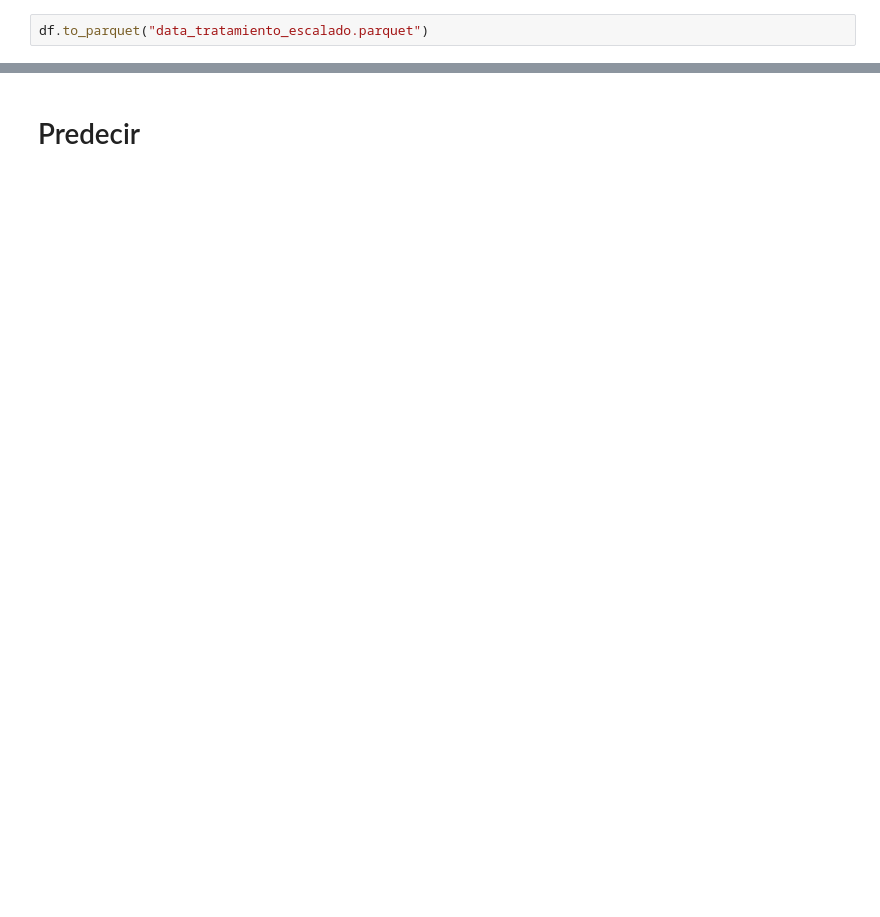
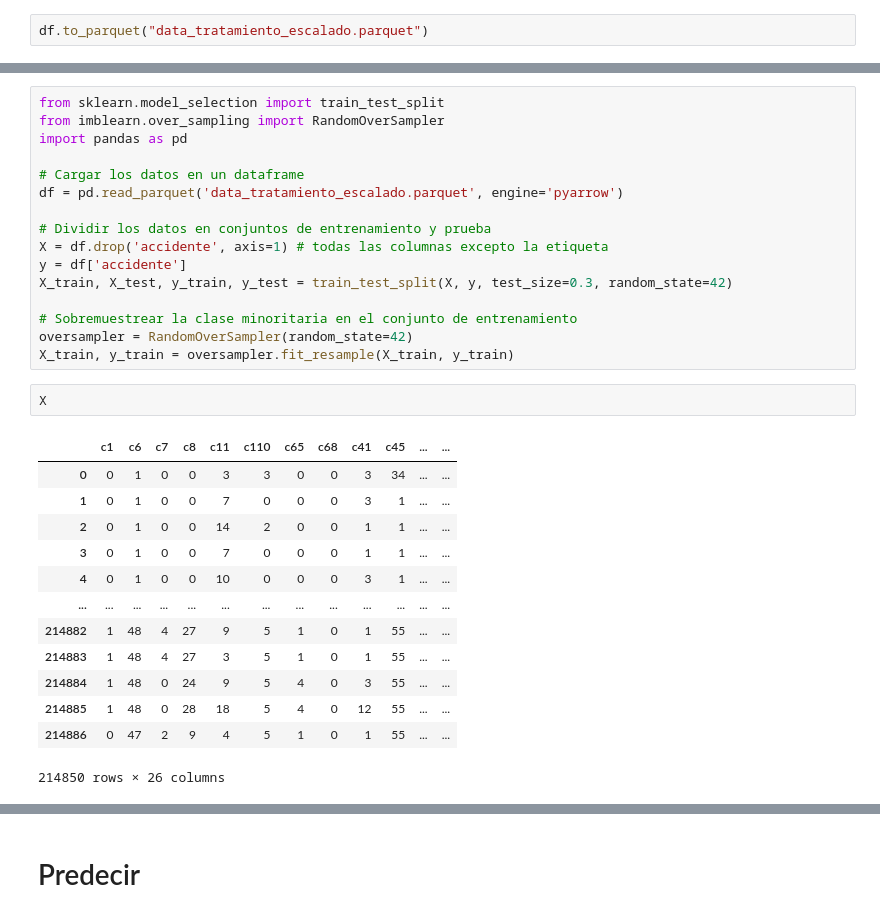
Before and after one commit to Vic-silo/TFM-EIP, a Jupyter notebook: ML-Models/PHA_tratamiento.ipynb, the cells around one changed output, grey strips where cells are left out. Drawn from its saved outputs; the diff is of its cells as text; blank space fills up the shorter version.

```diff
--- a/ML-Models/PHA_tratamiento.ipynb
+++ b/ML-Models/PHA_tratamiento.ipynb
@@ -482,0 +867,32 @@ print(repeated_values_df)
+# %%
+from sklearn.model_selection import train_test_split
+from imblearn.over_sampling import RandomOverSampler
+import pandas as pd
+
+# Cargar los datos en un dataframe
+df = pd.read_parquet('data_tratamiento_escalado.parquet', engine='pyarrow')
+
+# Dividir los datos en conjuntos de entrenamiento y prueba
+X = df.drop('accidente', axis=1) # todas las columnas excepto la etiqueta
+y = df['accidente']
+X_train, X_test, y_train, y_test = train_test_split(X, y, test_size=0.3, random_state=42)
+
+# Sobremuestrear la clase minoritaria en el conjunto de entrenamiento
+oversampler = RandomOverSampler(random_state=42)
+X_train, y_train = oversampler.fit_resample(X_train, y_train)
+# %%
+X
+# %% [output]
+|  | c1 | c6 | c7 | c8 | c11 | c110 | c65 | c68 | c41 | c45 | ... | ... |
+| 0 | 0 | 1 | 0 | 0 | 3 | 3 | 0 | 0 | 3 | 34 | ... | ... |
+| 1 | 0 | 1 | 0 | 0 | 7 | 0 | 0 | 0 | 3 | 1 | ... | ... |
+| 2 | 0 | 1 | 0 | 0 | 14 | 2 | 0 | 0 | 1 | 1 | ... | ... |
+| 3 | 0 | 1 | 0 | 0 | 7 | 0 | 0 | 0 | 1 | 1 | ... | ... |
+| 4 | 0 | 1 | 0 | 0 | 10 | 0 | 0 | 0 | 3 | 1 | ... | ... |
+| ... | ... | ... | ... | ... | ... | ... | ... | ... | ... | ... | ... | ... |
+| 214882 | 1 | 48 | 4 | 27 | 9 | 5 | 1 | 0 | 1 | 55 | ... | ... |
+| 214883 | 1 | 48 | 4 | 27 | 3 | 5 | 1 | 0 | 1 | 55 | ... | ... |
+| 214884 | 1 | 48 | 0 | 24 | 9 | 5 | 4 | 0 | 3 | 55 | ... | ... |
+| 214885 | 1 | 48 | 0 | 28 | 18 | 5 | 4 | 0 | 12 | 55 | ... | ... |
+| 214886 | 0 | 47 | 2 | 9 | 4 | 5 | 1 | 0 | 1 | 55 | ... | ... |
+214850 rows × 26 columns
```
Also changed, not shown: parts of 99 cells of this notebook, 4 other files.
